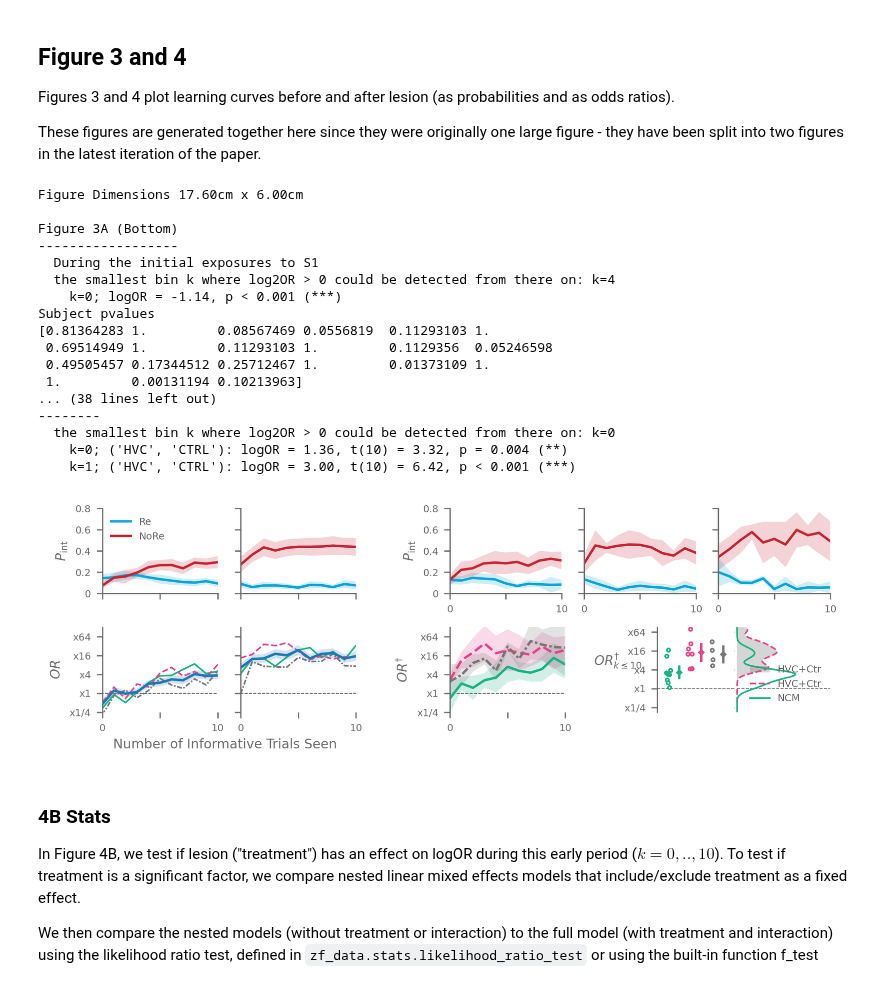
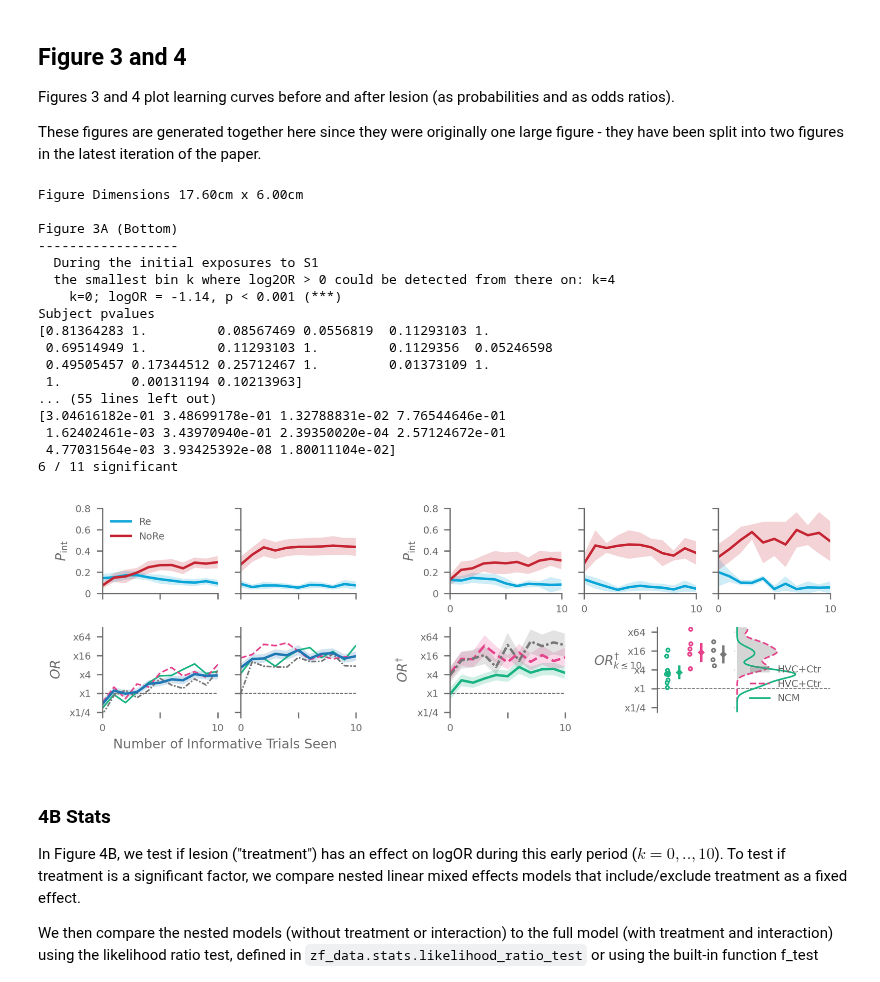
Before and after one commit to theunissenlab/zebra-finch-memory-lesions, a Jupyter notebook: paper_notebooks/1_Main_Analysis.ipynb, the cells around one changed output. Drawn from its saved outputs; the diff is of its cells as text; code cells hidden in the pictures.

```diff
--- a/paper_notebooks/1_Main_Analysis.ipynb
+++ b/paper_notebooks/1_Main_Analysis.ipynb
@@ -843,7 +903,7 @@ ax_scatter = subfigs_bottom.add_axes(scatter_ax_bounds)
 ######
 # 4B #
 ######
-figure4b(ax=axes[0])
+figure4b_odds_fisher(ax=axes[0])
 
 draw_logor_axes_markers(smallest=-2, biggest=7, convert_log=False, ax=axes[0])
 axes[0].set_ylim(-2, 7)
@@ -912,37 +972,37 @@ ax_scatter.errorbar(
     marker="D",
     color=CTRL_COLOR,
 )
 
 ax_scatter.set_xlim(-1, 6)
 ax_scatter.hlines(0, *plt.xlim(), color=AX_COLOR, linestyle="--", linewidth=0.5, zorder=-1)
 border(ax_scatter, 1, 0, 0, 0)
 ax_scatter.set_xticks([])
 ax_scatter.set_ylabel(r"$OR^{\dagger}_{k \leq 10}$", fontsize=8, rotation=0)
 
 for ax_ in [ax, ax_scatter]:
     ax_.set_ylim(-2.5, 6.5)
     ax_.set_yticks([ -2, 0, 2, 4, 6], ["x1/4", "x1", "x4", "x16", "x64"], fontsize=6)
 
 
 if SAVE_FIGS:
     fig.savefig(savedir("fig3.svg"), format="svg", bbox_inches="tight")
 # %% [output]
 Figure Dimensions 17.60cm x 6.00cm
 
 Figure 3A (Bottom)
 ------------------
   During the initial exposures to S1
   the smallest bin k where log2OR > 0 could be detected from there on: k=4
     k=0; logOR = -1.14, p < 0.001 (***)
 Subject pvalues
 [0.81364283 1.         0.08567469 0.0556819  0.11293103 1.
  0.69514949 1.         0.11293103 1.         0.1129356  0.05246598
  0.49505457 0.17344512 0.25712467 1.         0.01373109 1.
  1.         0.00131194 0.10213963]
-... (38 lines left out)
---------
-  the smallest bin k where log2OR > 0 could be detected from there on: k=0
-    k=0; ('HVC', 'CTRL'): logOR = 1.36, t(10) = 3.32, p = 0.004 (**)
-    k=1; ('HVC', 'CTRL'): logOR = 3.00, t(10) = 6.42, p < 0.001 (***)
+... (55 lines left out)
+[3.04616182e-01 3.48699178e-01 1.32788831e-02 7.76544646e-01
+ 1.62402461e-03 3.43970940e-01 2.39350020e-04 2.57124672e-01
+ 4.77031564e-03 3.93425392e-08 1.80011104e-02]
+6 / 11 significant
-[figure, old version]
+[figure, new version]
 # %%
```
Also changed, not shown: parts of 5 cells of this notebook, 6 other files.
